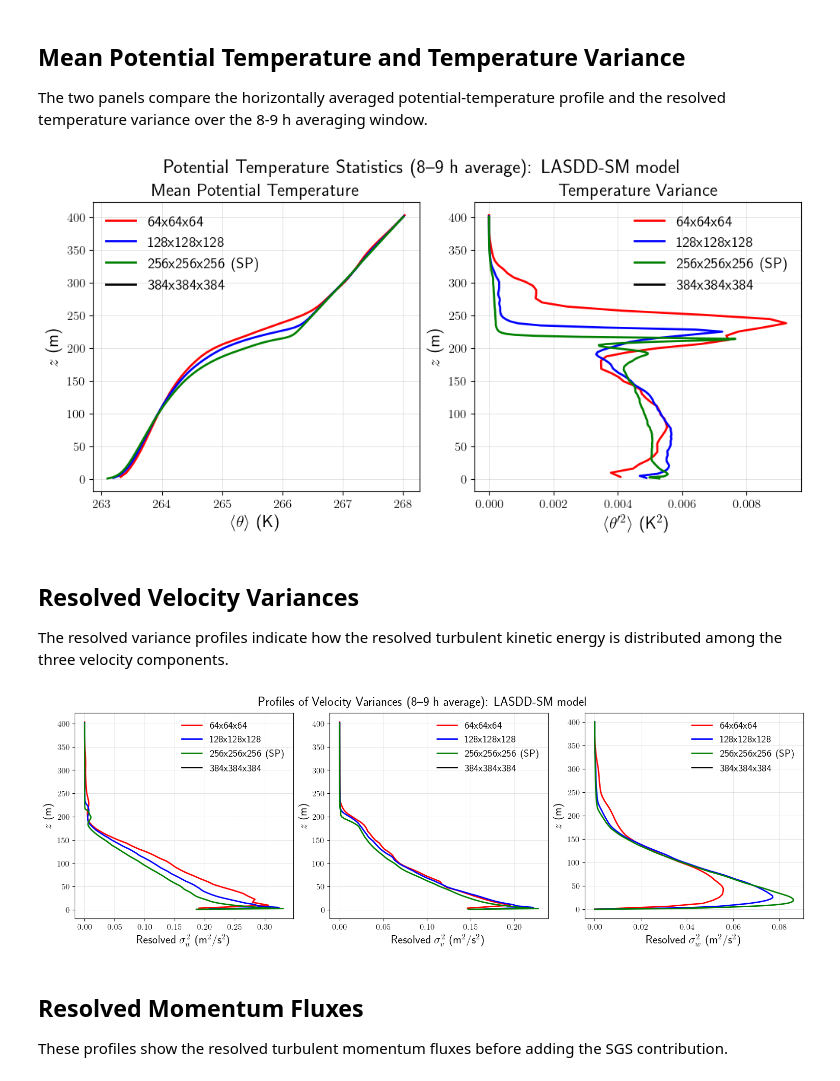
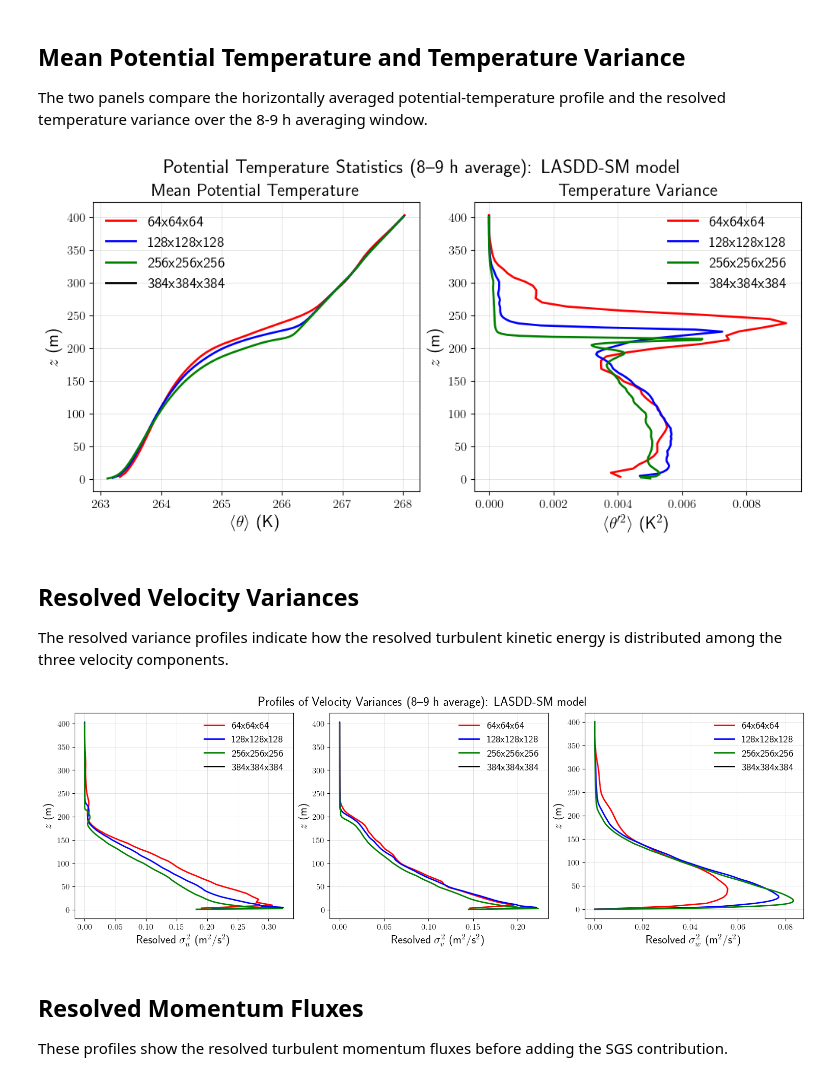
Before and after one commit to Sukantabasu/jax-alfa, a Jupyter notebook: docs/source/examples/SBL_GABLS1/notebooks/SBL_GABLS1_ResolutionSensitivity.ipynb, the cells around one changed output. Drawn from its saved outputs; the diff is of its cells as text; code cells hidden in the pictures.

Commit message:
Update GABLS1 analysis notebooks
Remove z1/z0 warning cells, fix 256^3 output paths from SP to DP, and
re-execute all four notebooks.

Co-Authored-By: Claude Sonnet 4.6 <noreply@anthropic.com>

```diff
--- a/docs/source/examples/SBL_GABLS1/notebooks/SBL_GABLS1_ResolutionSensitivity.ipynb
+++ b/docs/source/examples/SBL_GABLS1/notebooks/SBL_GABLS1_ResolutionSensitivity.ipynb
@@ -61,25 +43,25 @@ optSGS = 1 # LASDD-SM: 1, LASDD-WL: 2, LAD-SM: 3, LAD-WL: 4
 if optSGS == 1:
     OutputDir1 = BaseDir / 'examples/SBL_GABLS1/runs/64x64x64_LASDD_SM_DP/output'
     OutputDir2 = BaseDir / 'examples/SBL_GABLS1/runs/128x128x128_LASDD_SM_DP/output'
-    OutputDir3 = BaseDir / 'examples/SBL_GABLS1/runs/256x256x256_LASDD_SM_SP/output'
+    OutputDir3 = BaseDir / 'examples/SBL_GABLS1/runs/256x256x256_LASDD_SM_DP/output'
     OutputDir4 = BaseDir / 'examples/SBL_GABLS1/runs/384x384x384_LASDD_SM_DP/output'
 
 elif optSGS == 2:
     OutputDir1 = BaseDir / 'examples/SBL_GABLS1/runs/64x64x64_LASDD_WL_DP/output'
     OutputDir2 = BaseDir / 'examples/SBL_GABLS1/runs/128x128x128_LASDD_WL_DP/output'
-    OutputDir3 = BaseDir / 'examples/SBL_GABLS1/runs/256x256x256_LASDD_WL_SP/output'
+    OutputDir3 = BaseDir / 'examples/SBL_GABLS1/runs/256x256x256_LASDD_WL_DP/output'
     OutputDir4 = BaseDir / 'examples/SBL_GABLS1/runs/384x384x384_LASDD_WL_DP/output'
 
 elif optSGS == 3:
     OutputDir1 = BaseDir / 'examples/SBL_GABLS1/runs/64x64x64_LAD_SM_DP/output'
     OutputDir2 = BaseDir / 'examples/SBL_GABLS1/runs/128x128x128_LAD_SM_DP/output'
-    OutputDir3 = BaseDir / 'examples/SBL_GABLS1/runs/256x256x256_LAD_SM_SP/output'
+    OutputDir3 = BaseDir / 'examples/SBL_GABLS1/runs/256x256x256_LAD_SM_DP/output'
     OutputDir4 = BaseDir / 'examples/SBL_GABLS1/runs/384x384x384_LAD_SM_DP/output'
 
 elif optSGS == 4:
     OutputDir1 = BaseDir / 'examples/SBL_GABLS1/runs/64x64x64_LAD_WL_DP/output'
     OutputDir2 = BaseDir / 'examples/SBL_GABLS1/runs/128x128x128_LAD_WL_DP/output'
-    OutputDir3 = BaseDir / 'examples/SBL_GABLS1/runs/256x256x256_LAD_WL_SP/output'
+    OutputDir3 = BaseDir / 'examples/SBL_GABLS1/runs/256x256x256_LAD_WL_DP/output'
     OutputDir4 = BaseDir / 'examples/SBL_GABLS1/runs/384x384x384_LAD_WL_DP/output'
 # %% [markdown]
 ### Case configuration
@@ -320,7 +300,7 @@ fig, axs = plt.subplots(1, 2, figsize=(10, 5), constrained_layout=True)
 
 for lbl, TH, TH2, z in [('64x64x64',   TH_avg_1, TH2_avg_1, z_1),
                           ('128x128x128',   TH_avg_2, TH2_avg_2, z_2),
-                          ('256x256x256 (SP)',TH_avg_3, TH2_avg_3, z_3),
+                          ('256x256x256',TH_avg_3, TH2_avg_3, z_3),
                           ('384x384x384',TH_avg_4, TH2_avg_4, z_4)]:
     style = run_styles[lbl]
     axs[0].plot(TH,  z, color=style['color'], linestyle=style['linestyle'], linewidth=2, label=lbl)
@@ -341,7 +321,7 @@ sgs_names = {1: 'LASDD-SM', 2: 'LASDD-WL', 3: 'LAD-SM', 4: 'LAD-WL'}
 fig.suptitle(f"Potential Temperature Statistics (8--9 h average): {sgs_names[optSGS]} model", fontsize=18)
 plt.show()
 # %% [output]
-[figure, old version]
+[figure, new version]
 # %% [markdown]
 ## Resolved Velocity Variances
 
@@ -349,27 +329,27 @@ The resolved variance profiles indicate how the resolved turbulent kinetic energ
 # %%
 fig, axs = plt.subplots(1, 3, figsize=(15, 5), constrained_layout=True)
 
 plot_profile(u2_avg_1, z_1,   xlabel=r"Resolved $\sigma_u^2$ (m$^2$/s$^2$)", linestyle='-r', ax=axs[0], label='64x64x64')
 plot_profile(v2_avg_1, z_1,   xlabel=r"Resolved $\sigma_v^2$ (m$^2$/s$^2$)", linestyle='-r', ax=axs[1], label='64x64x64')
 plot_profile(w2_avg_1, z_w_1, xlabel=r"Resolved $\sigma_w^2$ (m$^2$/s$^2$)", linestyle='-r', ax=axs[2], label='64x64x64')
 plot_profile(u2_avg_2, z_2,   xlabel=r"Resolved $\sigma_u^2$ (m$^2$/s$^2$)", linestyle='-b', ax=axs[0], label='128x128x128')
 plot_profile(v2_avg_2, z_2,   xlabel=r"Resolved $\sigma_v^2$ (m$^2$/s$^2$)", linestyle='-b', ax=axs[1], label='128x128x128')
 plot_profile(w2_avg_2, z_w_2, xlabel=r"Resolved $\sigma_w^2$ (m$^2$/s$^2$)", linestyle='-b', ax=axs[2], label='128x128x128')
-plot_profile(u2_avg_3, z_3,   xlabel=r"Resolved $\sigma_u^2$ (m$^2$/s$^2$)", linestyle='-g', ax=axs[0], label='256x256x256 (SP)')
-plot_profile(v2_avg_3, z_3,   xlabel=r"Resolved $\sigma_v^2$ (m$^2$/s$^2$)", linestyle='-g', ax=axs[1], label='256x256x256 (SP)')
-plot_profile(w2_avg_3, z_w_3, xlabel=r"Resolved $\sigma_w^2$ (m$^2$/s$^2$)", linestyle='-g', ax=axs[2], label='256x256x256 (SP)')
+plot_profile(u2_avg_3, z_3,   xlabel=r"Resolved $\sigma_u^2$ (m$^2$/s$^2$)", linestyle='-g', ax=axs[0], label='256x256x256')
+plot_profile(v2_avg_3, z_3,   xlabel=r"Resolved $\sigma_v^2$ (m$^2$/s$^2$)", linestyle='-g', ax=axs[1], label='256x256x256')
+plot_profile(w2_avg_3, z_w_3, xlabel=r"Resolved $\sigma_w^2$ (m$^2$/s$^2$)", linestyle='-g', ax=axs[2], label='256x256x256')
 plot_profile(u2_avg_4, z_4,   xlabel=r"Resolved $\sigma_u^2$ (m$^2$/s$^2$)", linestyle='-k', ax=axs[0], label='384x384x384')
 plot_profile(v2_avg_4, z_4,   xlabel=r"Resolved $\sigma_v^2$ (m$^2$/s$^2$)", linestyle='-k', ax=axs[1], label='384x384x384')
 plot_profile(w2_avg_4, z_w_4, xlabel=r"Resolved $\sigma_w^2$ (m$^2$/s$^2$)", linestyle='-k', ax=axs[2], label='384x384x384')
 axs[0].grid(); axs[0].legend(frameon=False)
 axs[1].grid(); axs[1].legend(frameon=False)
 axs[2].grid(); axs[2].legend(frameon=False)
 
 sgs_names = {1: 'LASDD-SM', 2: 'LASDD-WL', 3: 'LAD-SM', 4: 'LAD-WL'}
 fig.suptitle(f"Profiles of Velocity Variances (8--9 h average): {sgs_names[optSGS]} model", fontsize=18)
 plt.show()
 # %% [output]
-[figure, old version]
+[figure, new version]
 # %% [markdown]
 ## Resolved Momentum Fluxes
 
```
Also changed, not shown: parts of 8 cells of this notebook, 3 other files.
